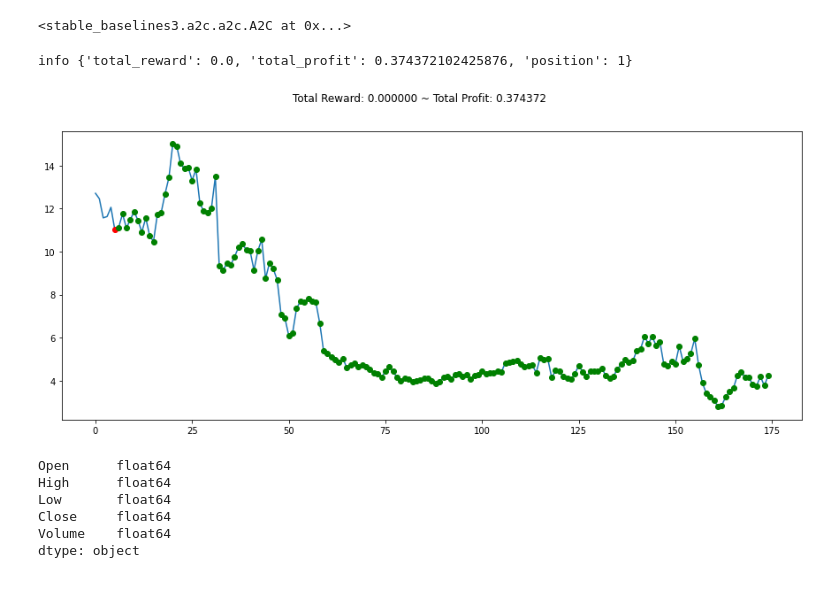
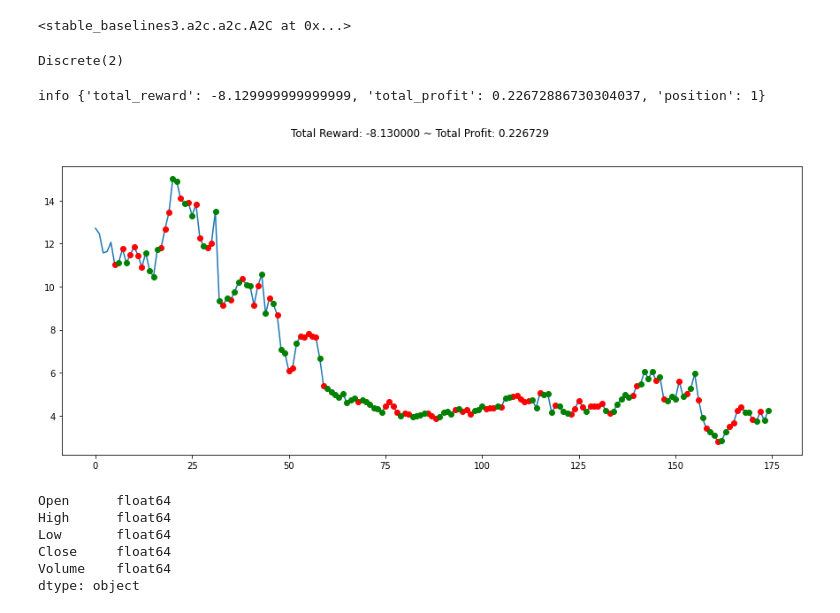
Before and after one commit to Mukulshitole/GYM_Reinforcment_model_for_Stock_Market, a Jupyter notebook: Reinforcement_GME_data.ipynb, the cells around one changed output. Cells and saved outputs as stored; diff of their text form; code cells hidden in the pictures.

```diff
--- a/Reinforcement_GME_data.ipynb
+++ b/Reinforcement_GME_data.ipynb
@@ -99,25 +99,26 @@ Using cpu device
 -------------------------------------
 | time/
 <stable_baselines3.a2c.a2c.A2C at 0x...>
+# %%
+env.action_space
+# %% [output]
+Discrete(2)
 # %%
-# Create a new environment for evaluation
-env = gym.make('stocks-v0', df=df, frame_bound=(80, 250), window_size=5)
-obs = env.reset()
+state = env.reset()
 while True:
-    obs = obs[np.newaxis, ...]
-    action, _states = model.predict(obs)
-    obs, rewards, done, info = env.step(action)
+    action = env.action_space.sample()
+    n_state, reward, done, info = env.step(action)
     if done:
         print("info", info)
         break
 
-plt.figure(figsize=(15, 6))
+plt.figure(figsize=(15,6))
 plt.cla()
 env.render_all()
 plt.show()
 # %% [output]
-info {'total_reward': 0.0, 'total_profit': 0.374372102425876, 'position': 1}
+info {'total_reward': -8.129999999999999, 'total_profit': 0.22672886730304037, 'position': 1}
-[figure, old version]
+[figure, new version]
 # %%
 from gym_anytrading.envs import StocksEnv
 from finta import TA
```
Also changed, not shown: parts of 2 cells of this notebook.
